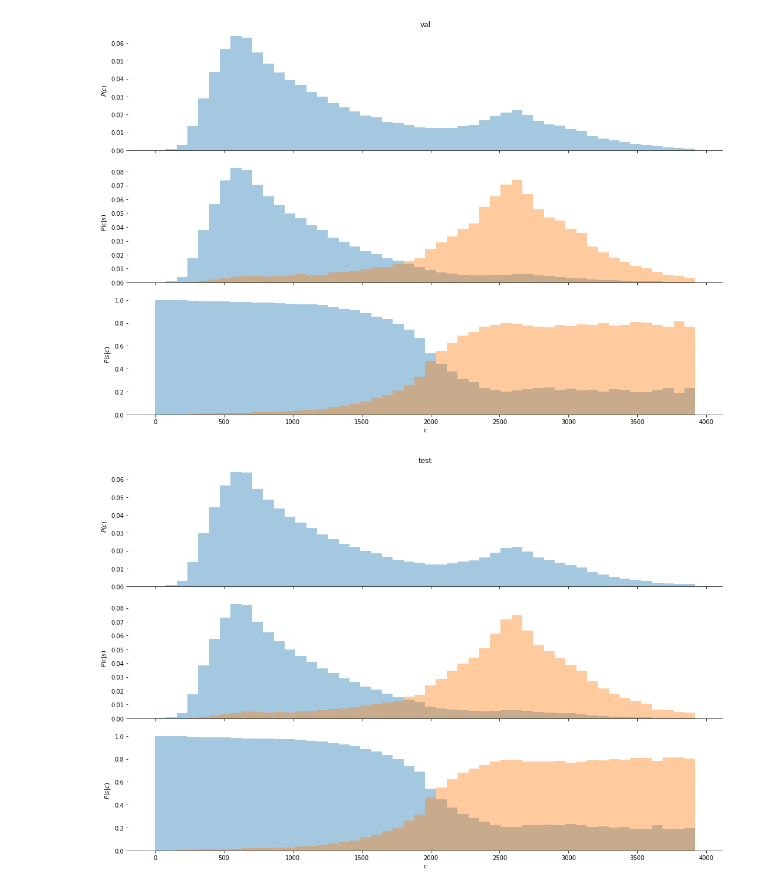
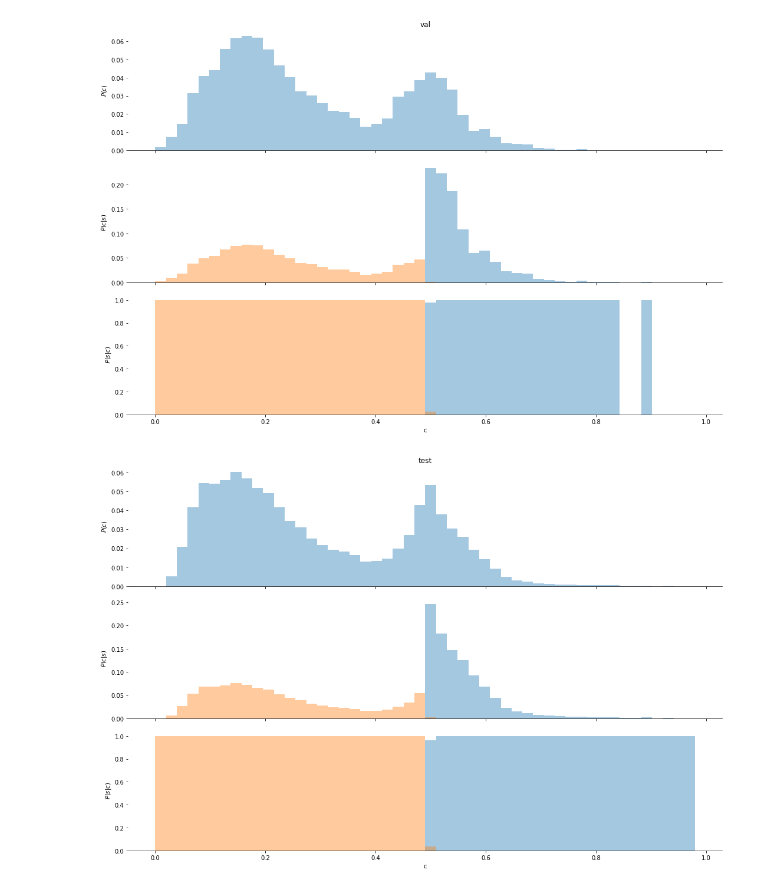
Before and after one commit to vzantedeschi/fine-classification, a Jupyter notebook: notebooks/plot_distributions.ipynb, the cells around one changed output. Saved outputs shown, nothing was run; the diff lists cells and outputs as text; code cells hidden in the pictures.

Commit message:
plot property distributions learned with latent tree. problem: it seems that knowing the label does not help with training. regression from radiances works well without supervision?

```diff
--- a/notebooks/plot_distributions.ipynb
+++ b/notebooks/plot_distributions.ipynb
@@ -7,7 +7,7 @@ import matplotlib.ticker as ticker
 
 %matplotlib inline
 # %%
-load_dir = "../results/lightgbm-10000it/"
+load_dir = "../results/latent-trees/"
 
 bins = np.load(load_dir + "bins.npy")[0,:-1]
 
@@ -29,11 +29,11 @@ for key in ["train", "val", "test"]:
 
     c_given_s = distr_joint[key][0]/distr_s[key][0][:, None]
     sns.distplot(bins, hist_kws={"weights": c_given_s[0]}, kde=False, bins=B, ax=axes[1])
-    sns.distplot(bins, hist_kws={"weights": c_given_s[1]}, kde=False, bins=B, ax=axes[1])
+    sns.distplot(bins, hist_kws={"weights": c_given_s[2]}, kde=False, bins=B, ax=axes[1])
     axes[1].set(ylabel="$P(c | s)$")
 
     sns.distplot(bins, hist_kws={"weights": distr_joint[key][0][0]/distr_c[key][0]}, kde=False, bins=B, ax=axes[2])
-    sns.distplot(bins, hist_kws={"weights": distr_joint[key][0][1]/distr_c[key][0]}, kde=False, bins=B, ax=axes[2])
+    sns.distplot(bins, hist_kws={"weights": distr_joint[key][0][2]/distr_c[key][0]}, kde=False, bins=B, ax=axes[2])
     axes[2].set(ylabel="$P(s | c)$")
 
     axes[0].set_title(key)
@@ -46,2 +46,2 @@ for key in ["train", "val", "test"]:
-[figure, old version]
+[figure, new version]
-[figure, old version]
+[figure, new version]
```
Also changed, not shown: parts of 1 cell of this notebook.
